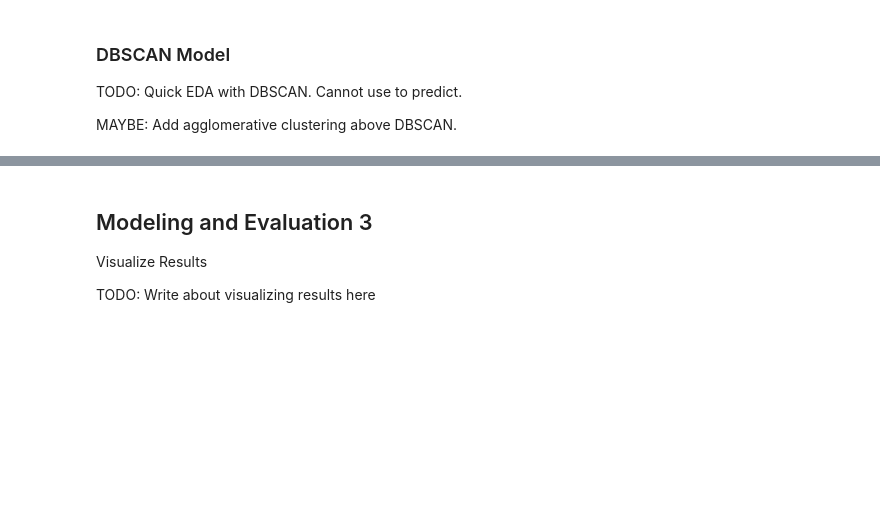
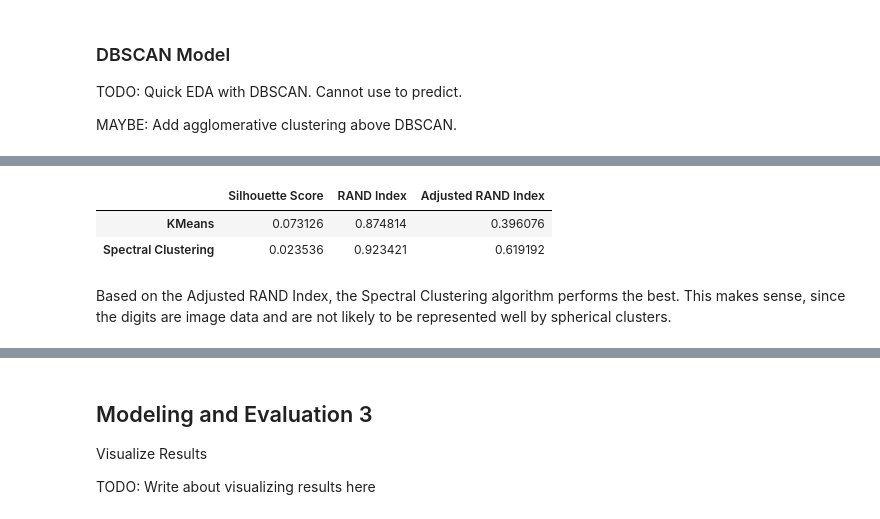
Before and after one commit to NickSager/DS7331_Projects, a Jupyter notebook: Lab03.ipynb, the cells around one changed output, grey strips where cells are left out. Cells and saved outputs as stored; diff of their text form; code cells hidden in the pictures; blank space fills up the shorter version.

```diff
--- a/Lab03.ipynb
+++ b/Lab03.ipynb
@@ -501,9 +437,9 @@ pipeline = Pipeline([
 # %% [markdown]
 We will define the Spectral Clustering algorithm using the default parameters. The grid search option is not available for this algorithm because it isn't meant to be used for prediction. Nested for loops could be used to evaluate different parameters, but this would be computationally expensive. Empirically, we haven't seen much improvement in clustering performance when deviating from the default parameters. We are also primarily concerned with the differences between the algorithms, and not the absolute performance of each. For these reasons, we will use the default parameters for Spectral Clustering and acknowledge that more tuning is possible once the best algorithm is selected.
 # %%
-# Takes ~ 8 minutes to run
+# Takes ~ 8 minutes to run with arpack. Takes ~ 15s with amg
 spc = SpectralClustering(n_clusters=n_clusters,
-                         eigen_solver='arpack',         # default arpack. Other options: 'lobpcg', 'amg'
+                         eigen_solver='amg',         # default arpack. Other options: 'lobpcg', 'amg'
                          affinity='nearest_neighbors',  # default nearest_neighbors. Other options: 'rbf'
                          assign_labels='kmeans',        # default kmeans. Other options: 'discretize', 'cluster_qr'
                          n_init=10,                     # default 10, only used for kmeans
@@ -577,0 +509,24 @@ Accuracy: 0.7374
+# %%
+import numpy as np
+import pandas as pd
+
+data = {
+    "Silhouette Score": [km_silhouette, spec_silhouette],
+    "RAND Index": [km_rand, spec_rand],
+    "Adjusted RAND Index": [km_adjusted_rand, spec_adjusted_rand]
+}
+
+df = pd.DataFrame(data, index=["KMeans", "Spectral Clustering"])
+
+# Function to highlight the maximum in each column - GPT-4
+def highlight_max(s, props=''):
+    return np.where(s == np.nanmax(s.values), props, '')
+
+styled_df = df.style.apply(highlight_max, props='color:red;', axis=0)
+styled_df
+# %% [output]
+|  | Silhouette Score | RAND Index | Adjusted RAND Index |
+| KMeans | 0.073126 | 0.874814 | 0.396076 |
+| Spectral Clustering | 0.023536 | 0.923421 | 0.619192 |
+# %% [markdown]
+Based on the Adjusted RAND Index, the Spectral Clustering algorithm performs the best. This makes sense, since the digits are image data and are not likely to be represented well by spherical clusters.
```
Also changed, not shown: parts of 22 cells of this notebook.
